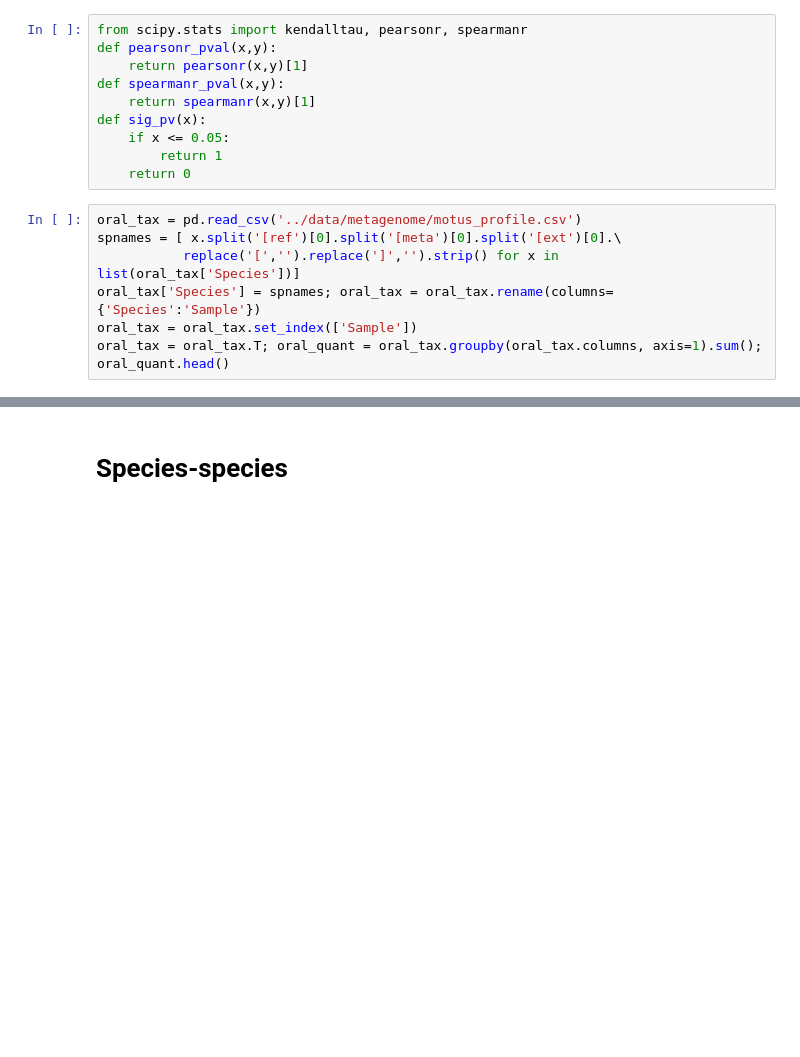
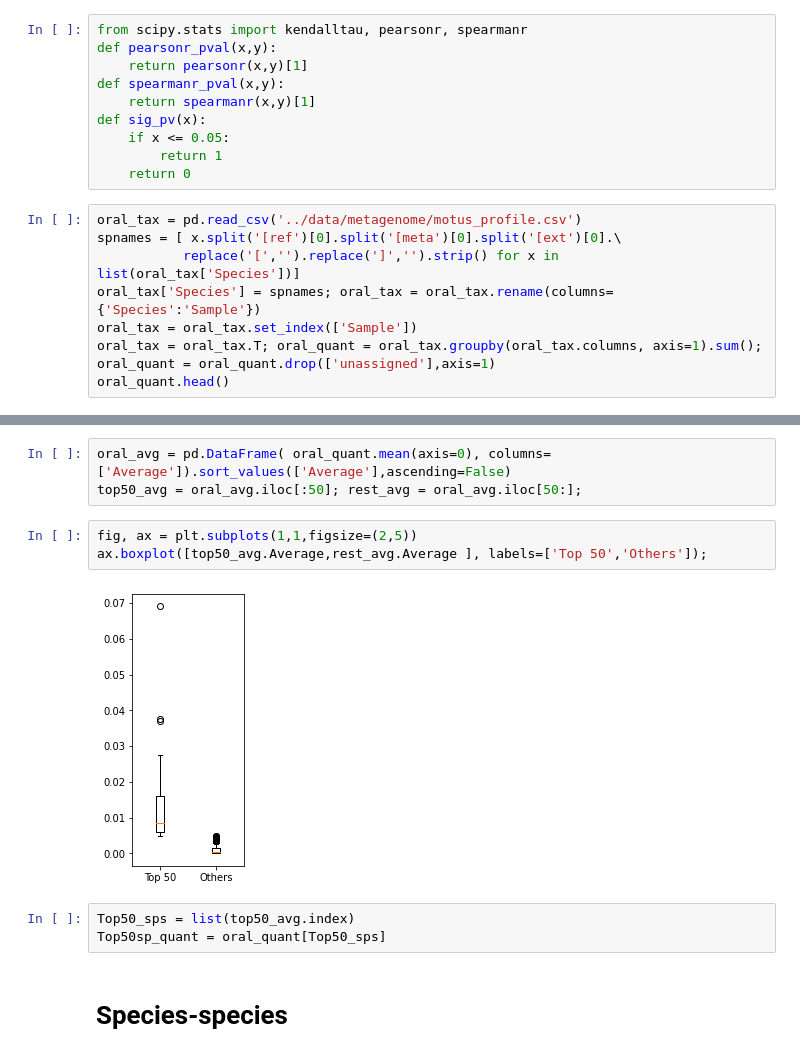
Before and after one commit to SizheQiu/OralMicroIX, a Jupyter notebook: workflow/CorrAnalysis.ipynb, the cells around one changed output, grey strips where cells are left out. Saved outputs shown, nothing was run; the diff lists cells and outputs as text; blank space fills up the shorter version.

```diff
--- a/workflow/CorrAnalysis.ipynb
+++ b/workflow/CorrAnalysis.ipynb
@@ -20,4 +21,5 @@ spnames = [ x.split('[ref')[0].split('[meta')[0].split('[ext')[0].\
 oral_tax['Species'] = spnames; oral_tax = oral_tax.rename(columns={'Species':'Sample'})
 oral_tax = oral_tax.set_index(['Sample'])
 oral_tax = oral_tax.T; oral_quant = oral_tax.groupby(oral_tax.columns, axis=1).sum();
+oral_quant = oral_quant.drop(['unassigned'],axis=1)
 oral_quant.head()
@@ -24,2 +34,13 @@ oral_quant.head()
+# %%
+oral_avg = pd.DataFrame( oral_quant.mean(axis=0), columns=['Average']).sort_values(['Average'],ascending=False)
+top50_avg = oral_avg.iloc[:50]; rest_avg = oral_avg.iloc[50:];
+# %%
+fig, ax = plt.subplots(1,1,figsize=(2,5))
+ax.boxplot([top50_avg.Average,rest_avg.Average ], labels=['Top 50','Others']);
+# %% [output]
+[figure, added]
+# %%
+Top50_sps = list(top50_avg.index)
+Top50sp_quant = oral_quant[Top50_sps]
 # %% [markdown]
 # Species-species
```
Also changed, not shown: parts of 6 cells of this notebook, 13 other files.
